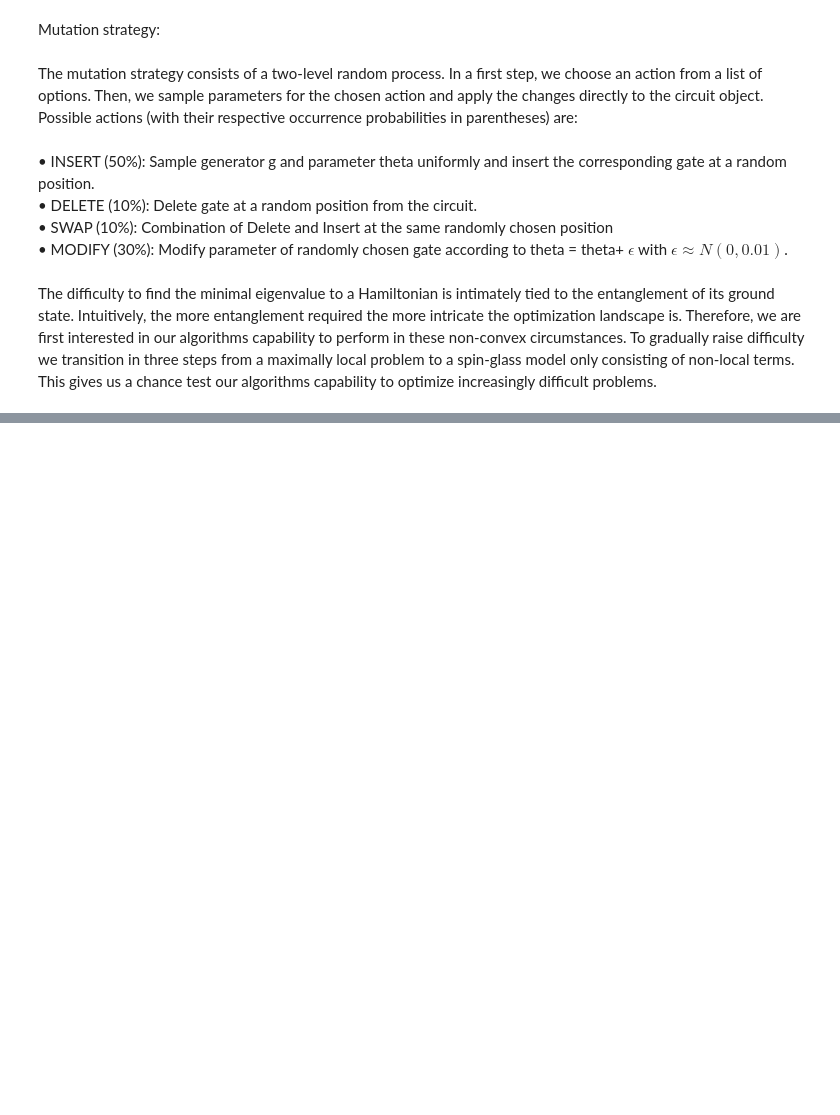
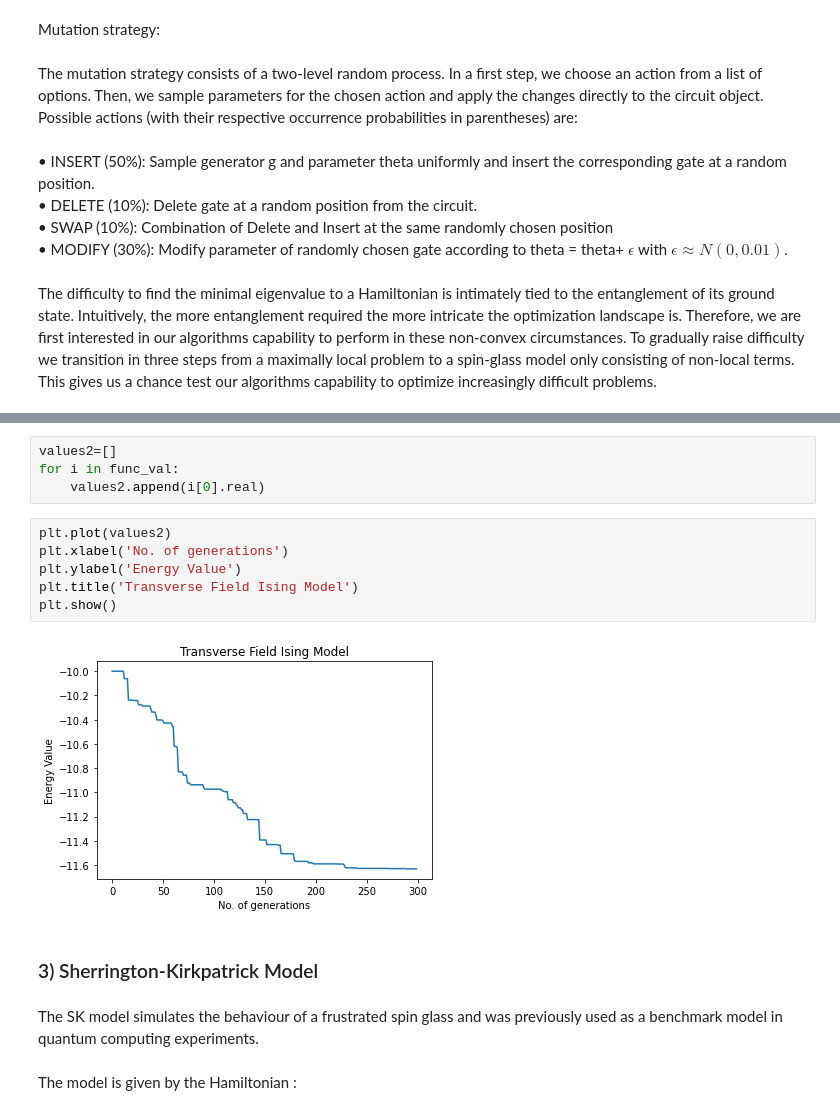
Before and after one commit to sarwarisak/test, a Jupyter notebook: report progress.ipynb, the cells around one changed output, grey strips where cells are left out. Cells and saved outputs as stored; diff of their text form; blank space fills up the shorter version.

```diff
--- a/report progress.ipynb
+++ b/report progress.ipynb
@@ -186,0 +302,18 @@ optimize increasingly difficult problems.
+# %%
+values2=[]
+for i in func_val:
+    values2.append(i[0].real)
+# %%
+plt.plot(values2)
+plt.xlabel('No. of generations')
+plt.ylabel('Energy Value')
+plt.title('Transverse Field Ising Model')
+plt.show()
+# %% [output]
+[figure, added]
+# %% [markdown]
+### 3) Sherrington-Kirkpatrick Model
+# %% [markdown]
+The SK model simulates the behaviour of a frustrated spin
+glass and was previously used as a benchmark model in quantum computing experiments. <br>
+<br> The model is given by the Hamiltonian :
```
Also changed, not shown: parts of 53 cells of this notebook.
